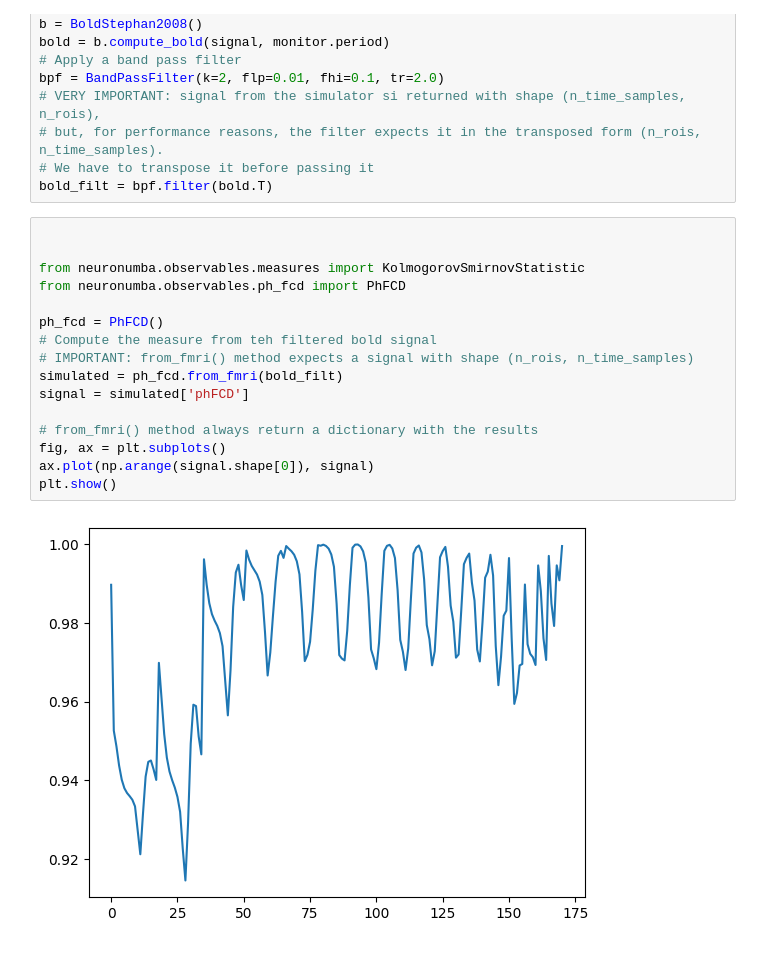
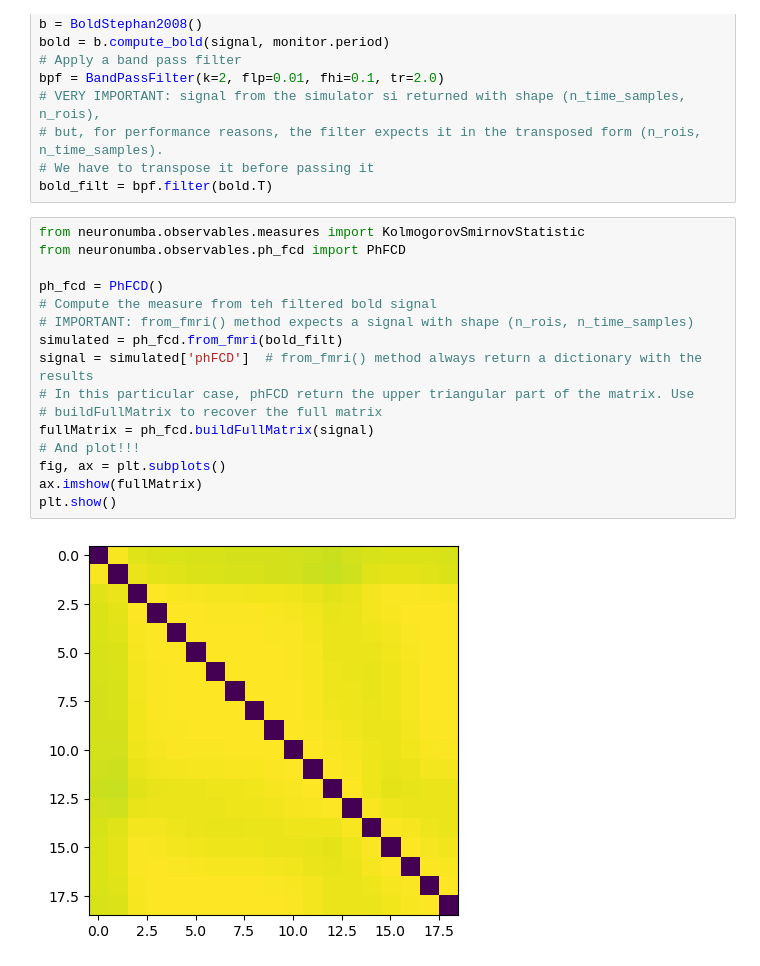
Before and after one commit to neich/neuronumba, a Jupyter notebook: notebooks/simulator.ipynb, the cells around one changed output. Saved outputs shown, nothing was run; the diff lists cells and outputs as text.

```diff
--- a/notebooks/simulator.ipynb
+++ b/notebooks/simulator.ipynb
@@ -81,20 +81,20 @@ bpf = BandPassFilter(k=2, flp=0.01, fhi=0.1, tr=2.0)
 # We have to transpose it before passing it
 bold_filt = bpf.filter(bold.T)
 # %%
-
-
 from neuronumba.observables.measures import KolmogorovSmirnovStatistic
 from neuronumba.observables.ph_fcd import PhFCD
 
 ph_fcd = PhFCD()
 # Compute the measure from teh filtered bold signal
 # IMPORTANT: from_fmri() method expects a signal with shape (n_rois, n_time_samples)
 simulated = ph_fcd.from_fmri(bold_filt)
-signal = simulated['phFCD']
-
-# from_fmri() method always return a dictionary with the results
+signal = simulated['phFCD']  # from_fmri() method always return a dictionary with the results
+# In this particular case, phFCD return the upper triangular part of the matrix. Use
+# buildFullMatrix to recover the full matrix
+fullMatrix = ph_fcd.buildFullMatrix(signal)
+# And plot!!!
 fig, ax = plt.subplots()
-ax.plot(np.arange(signal.shape[0]), signal)
+ax.imshow(fullMatrix)
 plt.show()
 # %% [output]
-[figure, old version]
+[figure, new version]
```
Also changed, not shown: parts of 2 cells of this notebook, 4 other files.
